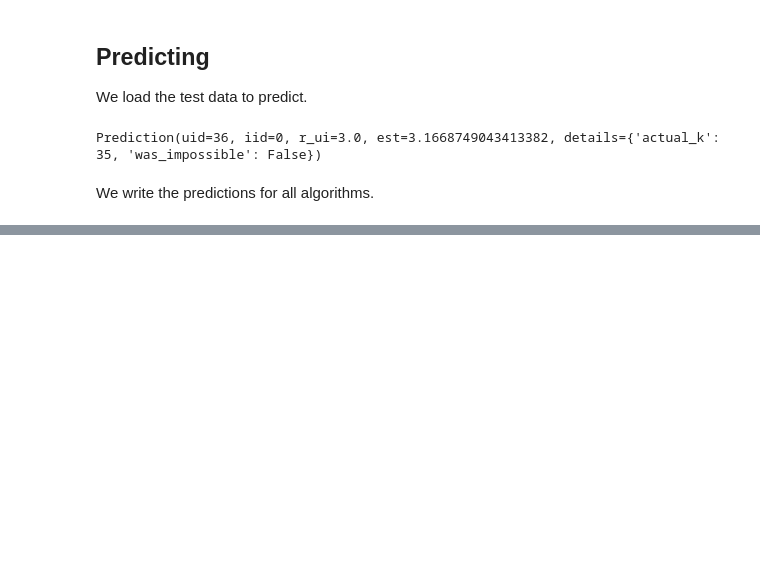
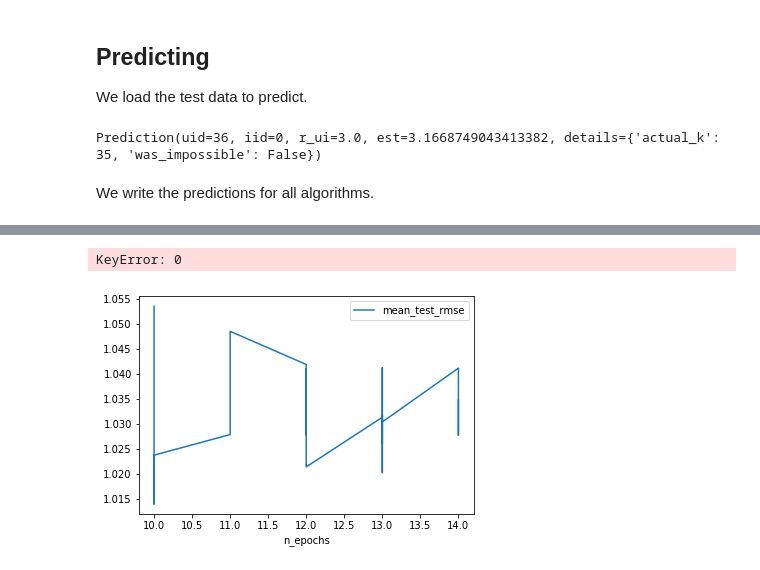
Before and after one commit to florianmorath/Computational-Intelligence-Lab, a Jupyter notebook: src/knn_surprise.ipynb, the cells around one changed output, grey strips where cells are left out. Cells and saved outputs as stored; diff of their text form; code cells hidden in the pictures; blank space fills up the shorter version.

```diff
--- a/src/knn_surprise.ipynb
+++ b/src/knn_surprise.ipynb
@@ -93,0 +225,11 @@ predict_and_write(best_algos)
+# %%
+grouped_df.xs(0)
+# %% [output]
+KeyError: 0
+# %%
+def sort_and_plot(df, y_key, x_key):
+    df.sort_values(x_key).plot(y=y_key, x=x_key)
+# %%
+sort_and_plot(concat_df, 'mean_test_rmse', 'n_epochs')
+# %% [output]
+[figure, added]
```
Also changed, not shown: parts of 21 cells of this notebook, 17 other files.
